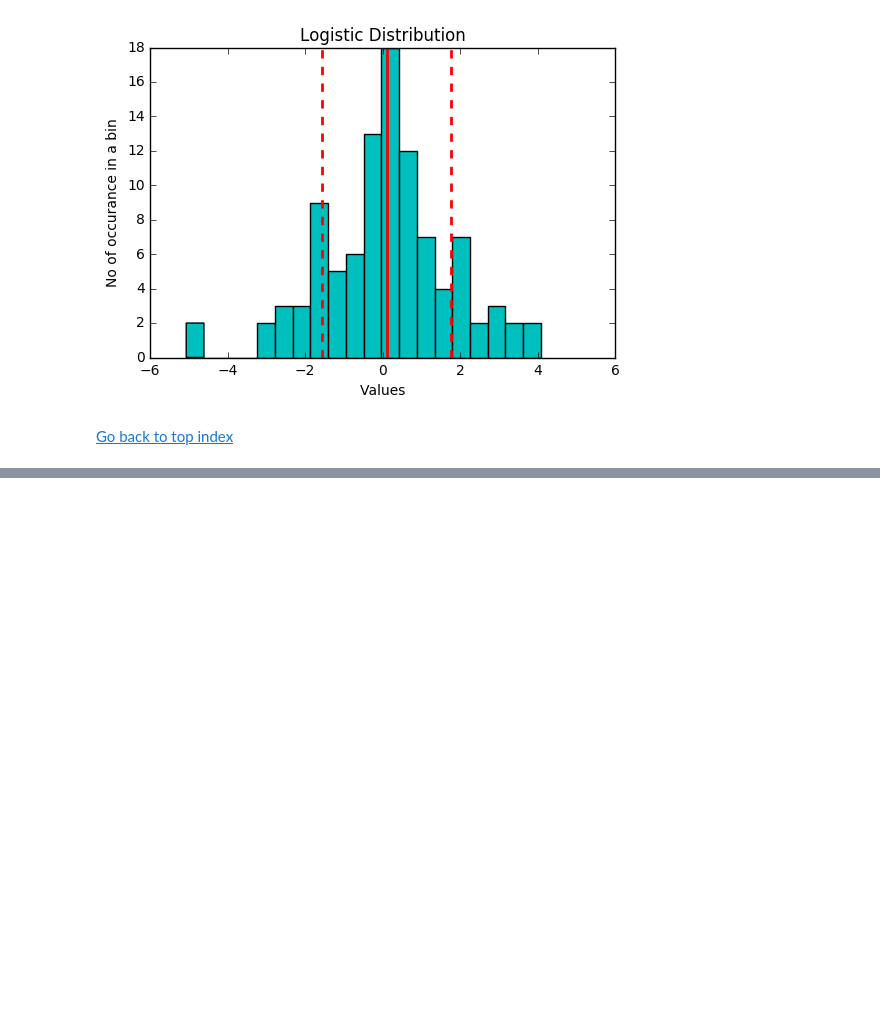
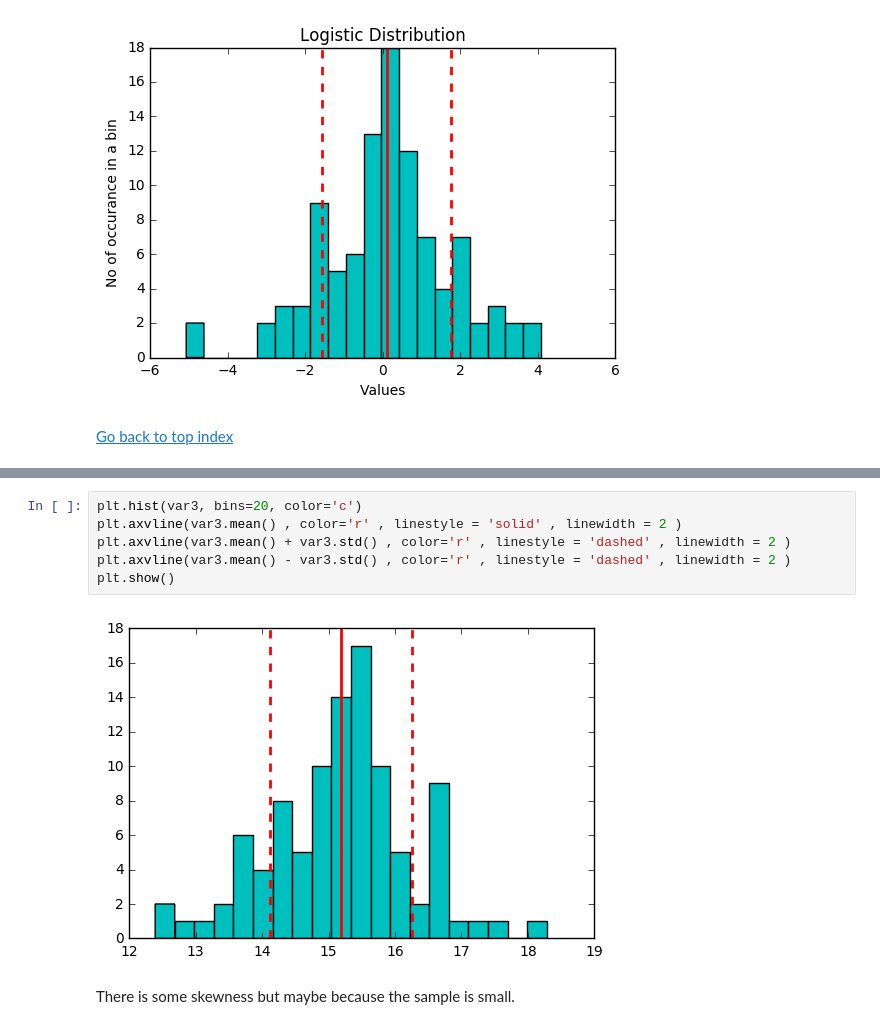
Before and after one commit to evian13/PrepCourse-Unit2, a Jupyter notebook: Exercise Unit 3 L3.4 - DRILL - Descriptive Statistics and Normality.ipynb, the cells around one changed output, grey strips where cells are left out. Drawn from its saved outputs; the diff is of its cells as text; blank space fills up the shorter version.

```diff
--- a/Exercise Unit 3 L3.4 - DRILL - Descriptive Statistics and Normality.ipynb
+++ b/Exercise Unit 3 L3.4 - DRILL - Descriptive Statistics and Normality.ipynb
@@ -297,0 +367,10 @@ plot_distrib(logistic,'Logistic')
+# %%
+plt.hist(var3, bins=20, color='c')
+plt.axvline(var3.mean() , color='r' , linestyle = 'solid' , linewidth = 2 )
+plt.axvline(var3.mean() + var3.std() , color='r' , linestyle = 'dashed' , linewidth = 2 )
+plt.axvline(var3.mean() - var3.std() , color='r' , linestyle = 'dashed' , linewidth = 2 )
+plt.show()
+# %% [output]
+[figure, added]
+# %% [markdown]
+There is some skewness but maybe because the sample is small.
```
Also changed, not shown: parts of 8 cells of this notebook.
